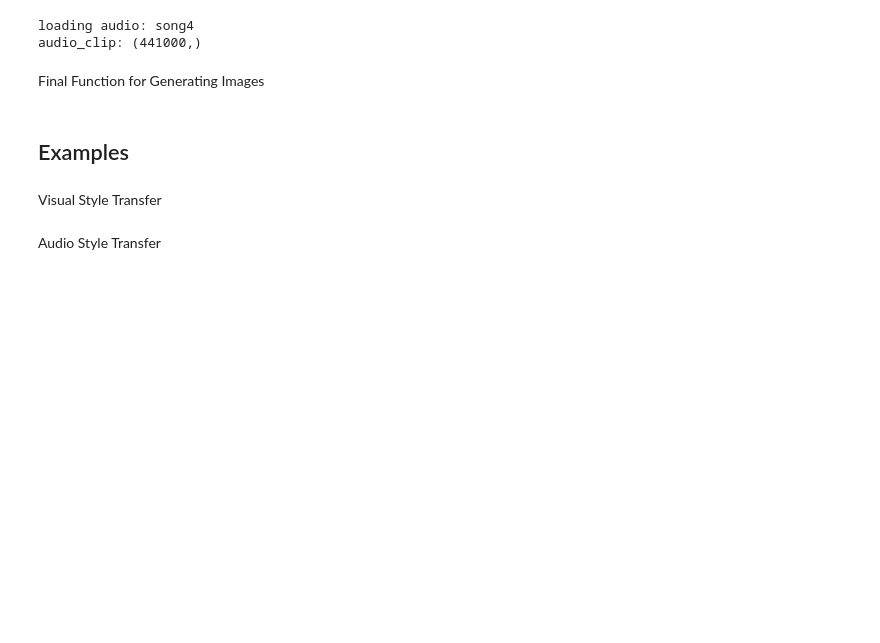
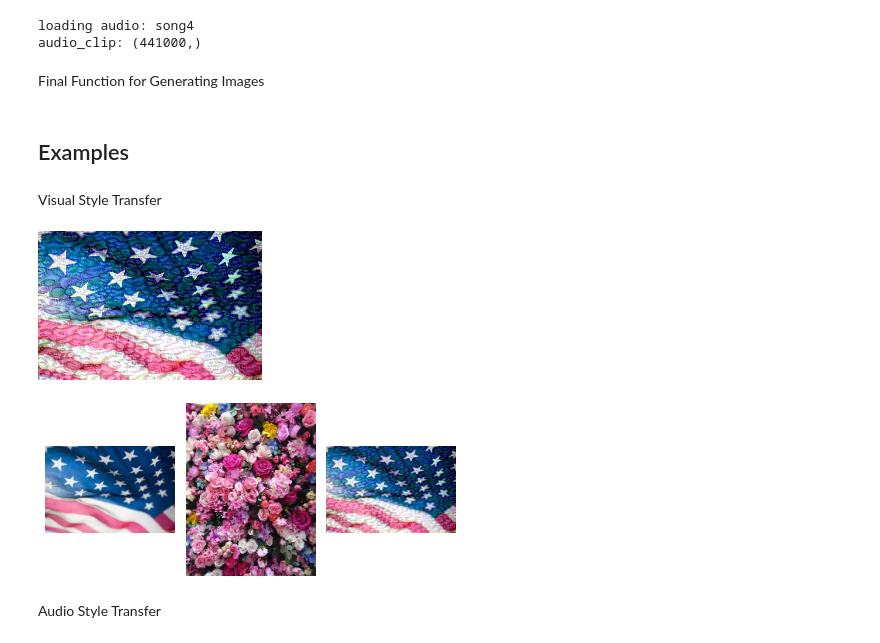
Before and after one commit to mvenouziou/Project_Style_Transfer, a Jupyter notebook: Audio_Visual_Style_Transfer.ipynb, the cells around one changed output. Drawn from its saved outputs; the diff is of its cells as text; code cells hidden in the pictures; blank space fills up the shorter version.

```diff
--- a/Audio_Visual_Style_Transfer.ipynb
+++ b/Audio_Visual_Style_Transfer.ipynb
@@ -480,6 +480,28 @@ def view_tensor_as_image(tensor, output_shape, show=True, already_numpy=False):
         display.clear_output(wait=True)
         display.display(image)
     return image, tensor_image, image_array
+# %%
+def show_image_comparisons(content_name, style_name, generated_tensor):
+
+    # initialize plot of three images
+    fig, axes = plt.subplots(nrows=1, ncols=3)
+
+    i=0
+    for name in [content_name, style_name, 'generated']:
+
+        if name != 'generated':
+            tensor = SAVED_VARIABLES_DICT['vgg']['init_generated_tensor'][name]
+            shape = SAVED_VARIABLES_DICT['vgg']['output_shape'][name]
+        else:
+            tensor = generated_tensor
+            shape = SAVED_VARIABLES_DICT['vgg']['output_shape'][content_name]
+        image, _, _ = view_tensor_as_image(tensor, shape, show=False)
+
+        axes[i].imshow(image)
+        axes[i].axis('off')
+        i+=1
+
+    fig.tight_layout()
 # %% [markdown]
 #### Custom Cost Functions
 Measures the differences between generated image and 1) content image and 2) style layers from style image.
@@ -975,9 +998,7 @@ def generate_image(orig_image,
     if USE_ANVIL:
         im_file = anvil.media.from_file("temp.jpg")
 
-    width, height = tf.shape(learned_tensor)[-2], tf.shape(learned_tensor)[-1]
-
-    return final_image, width, height, learned_tensor
+    return final_image, learned_tensor
 
 if USE_ANVIL:
     anvil.server.wait_forever()
@@ -988,25 +1009,32 @@ Visual Style Transfer
 # %%
 # Run program
 orig_image = 'flag'
 style_image = 'flowers'
 
+model_name= 'vgg'
 layers = {#2: 0.01,  # Conv2D layer weightings
           5: 0.01,
           10: 0.2,
           12: 0.2,
           15: 0.2,
           20: 0.2,
           }
 
-temp_image, _, _, temp_learned_tensor = generate_image(
-                            orig_image,
+temp_image, temp_learned_tensor = \
+             generate_image(orig_image,
                             style_image,
                             layer_weights_to_use=layers,
-                            transfer_model_name='vgg',
+                            transfer_model_name=model_name,
                             learning_rate=.005,
                             num_iterations=100,
                             content_cost_percent=.5,
                             show_progress_images=True)
+
+
+show_image_comparisons(orig_image, style_image, temp_learned_tensor)
+# %% [output]
+[figure, added]
+[figure, added]
 # %% [markdown]
 Audio Style Transfer
 # %%
```
Also changed, not shown: parts of 3 cells of this notebook.
